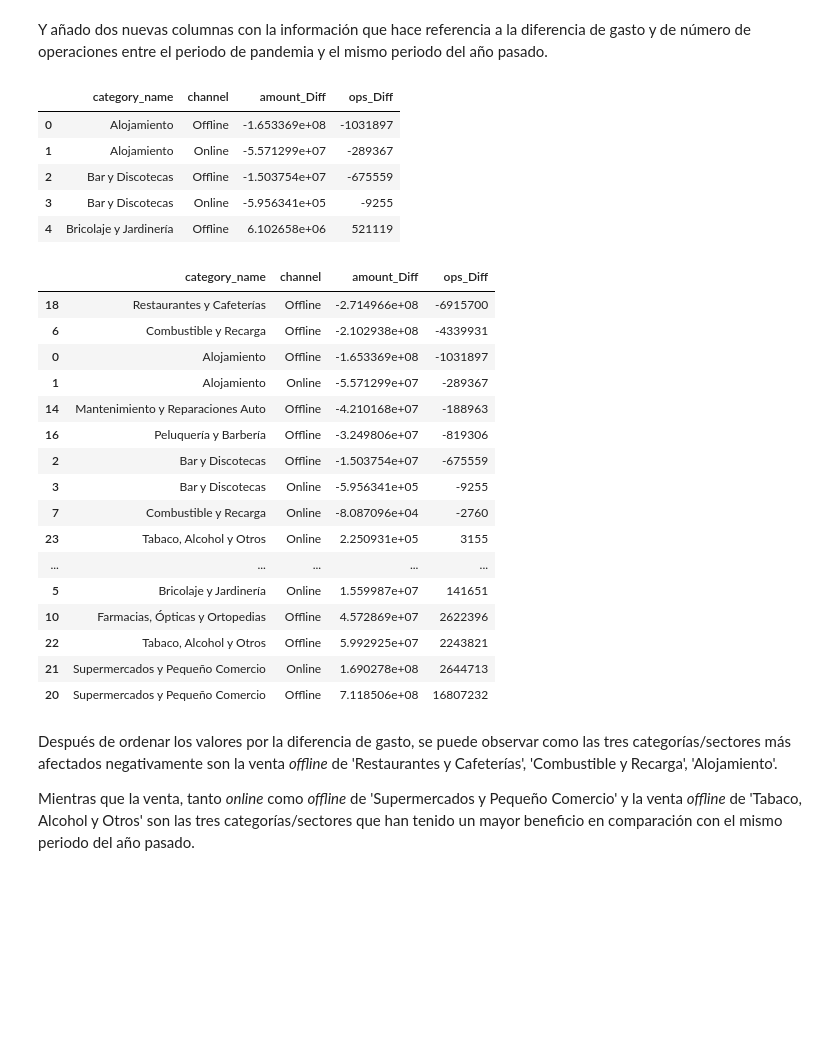
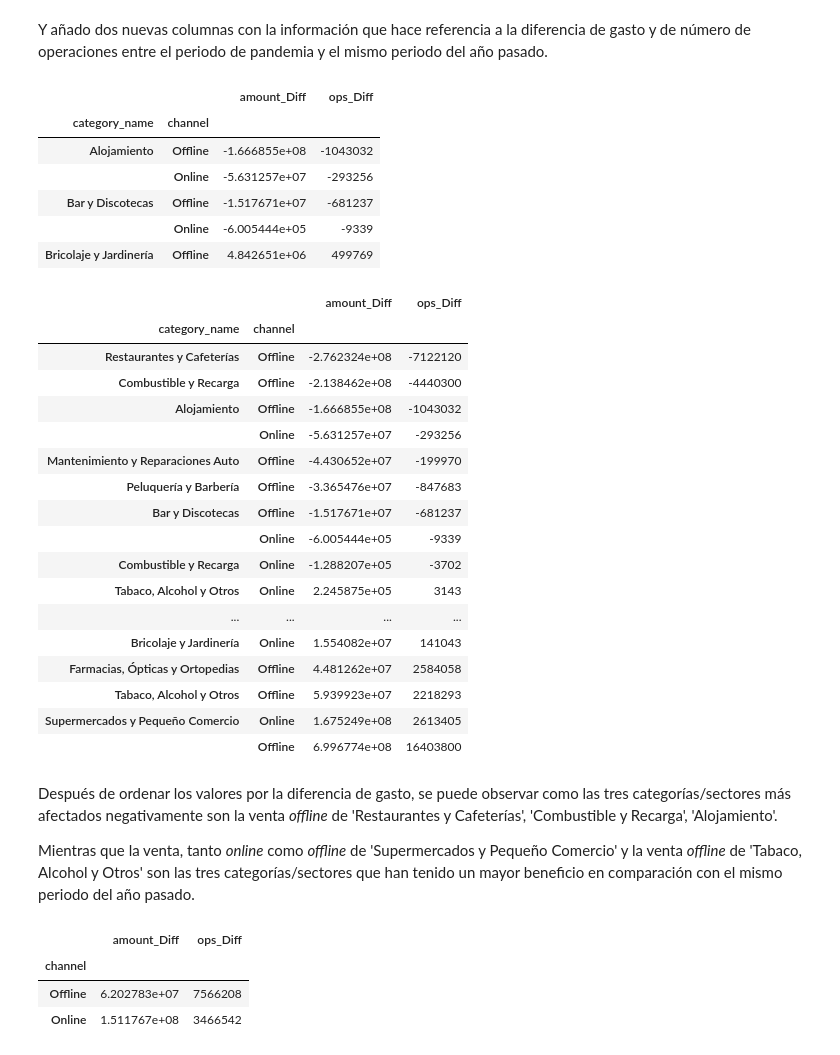
Before and after one commit to csar95/Gasto-con-Tarjeta_Time-Series, a Jupyter notebook: workbook.ipynb, the cells around one changed output. Cells and saved outputs as stored; diff of their text form; code cells hidden in the pictures; blank space fills up the shorter version.

Commit message:
Refactor data analysis & Time Series Forecasting

```diff
--- a/workbook.ipynb
+++ b/workbook.ipynb
@@ -15,4 +13,9 @@ df = pd.read_csv("data/movimientos.csv", sep=';', encoding='utf-8')
 df.shape
 # %% [output]
 (15432, 5)
+# %%
+df_copy = df.copy()
+df_copy['date'] = pd.to_datetime(df_copy['fc_oper'], format="%y%m%d")
+df_copy.set_index('date', inplace=True)
+df_copy.drop(columns='fc_oper', inplace=True)
 # %%
@@ -47,5 +47,6 @@ No hay valores nulos en ninguna columna.
 
 A continuación filtro los datos por fecha agrupados por categoría y canal, generando dos DataFrames distintos: uno con los datos correspondientes a los meses de pandemia y otro con los datos correspondientes a los mismos meses del año pasado.
 # %%
-af_covid_df = df[df['fc_oper'] > 200300].groupby(by=['category_name', 'channel']).agg({'amount':'sum', 'operations_number':'sum'})
+# DATA DURING THE COVID PERIOD
+af_covid_df = df_copy.loc['2020-03-01':].groupby(by=['category_name', 'channel']).sum()  #.agg({'amount':'sum', 'operations_number':'sum'})
 af_covid_df.columns = af_covid_df.columns.values + "_After_Covid"
@@ -55,7 +57,10 @@ bf_covid_df.columns = bf_covid_df.columns.values + "_Before_Covid"
+# %%
+# DATA BEFORE COVID WITHIN THE SAME DATES
+bf_covid_df = df_copy.loc['2019-03-01':'2019-10-04'].groupby(by=['category_name', 'channel']).sum()
+bf_covid_df.columns = bf_covid_df.columns.values + "_Before_Covid"
 # %% [markdown]
 Junto los datos generados en un mismo DataFrame.
 # %%
 new_df = pd.concat([bf_covid_df, af_covid_df], axis=1)
-new_df = new_df.reset_index(level=['category_name','channel'])
 new_df.head()
 # %% [output]
@@ -70,34 +76,36 @@ Y añado dos nuevas columnas con la información que hace referencia a la difere
 # %%
 new_df['amount_Diff'] = new_df['amount_After_Covid'] - new_df['amount_Before_Covid']
 new_df['ops_Diff'] = new_df['operations_number_After_Covid'] - new_df['operations_number_Before_Covid']
-new_df[['category_name', 'channel', 'amount_Diff', 'ops_Diff']].head()
+new_df[['amount_Diff', 'ops_Diff']].head()
 # %% [output]
-|  | category_name | channel | amount_Diff | ops_Diff |
-| 0 | Alojamiento | Offline | -1.653369e+08 | -1031897 |
-| 1 | Alojamiento | Online | -5.571299e+07 | -289367 |
-| 2 | Bar y Discotecas | Offline | -1.503754e+07 | -675559 |
-| 3 | Bar y Discotecas | Online | -5.956341e+05 | -9255 |
-| 4 | Bricolaje y Jardinería | Offline | 6.102658e+06 | 521119 |
+|  |  | amount_Diff | ops_Diff |
+| category_name | channel |  |  |
+| Alojamiento | Offline | -1.666855e+08 | -1043032 |
+|  | Online | -5.631257e+07 | -293256 |
+| Bar y Discotecas | Offline | -1.517671e+07 | -681237 |
+|  | Online | -6.005444e+05 | -9339 |
+| Bricolaje y Jardinería | Offline | 4.842651e+06 | 499769 |
 # %%
-new_df.sort_values(by='amount_Diff')[['category_name', 'channel', 'amount_Diff', 'ops_Diff']]
+new_df.sort_values(by='amount_Diff')[['amount_Diff', 'ops_Diff']]
 # %% [output]
-|  | category_name | channel | amount_Diff | ops_Diff |
-| 18 | Restaurantes y Cafeterías | Offline | -2.714966e+08 | -6915700 |
-| 6 | Combustible y Recarga | Offline | -2.102938e+08 | -4339931 |
-| 0 | Alojamiento | Offline | -1.653369e+08 | -1031897 |
-| 1 | Alojamiento | Online | -5.571299e+07 | -289367 |
-| 14 | Mantenimiento y Reparaciones Auto | Offline | -4.210168e+07 | -188963 |
-| 16 | Peluquería y Barbería | Offline | -3.249806e+07 | -819306 |
-| 2 | Bar y Discotecas | Offline | -1.503754e+07 | -675559 |
-| 3 | Bar y Discotecas | Online | -5.956341e+05 | -9255 |
-| 7 | Combustible y Recarga | Online | -8.087096e+04 | -2760 |
-| 23 | Tabaco, Alcohol y Otros | Online | 2.250931e+05 | 3155 |
-| ... | ... | ... | ... | ... |
-| 5 | Bricolaje y Jardinería | Online | 1.559987e+07 | 141651 |
-| 10 | Farmacias, Ópticas y Ortopedias | Offline | 4.572869e+07 | 2622396 |
-| 22 | Tabaco, Alcohol y Otros | Offline | 5.992925e+07 | 2243821 |
-| 21 | Supermercados y Pequeño Comercio | Online | 1.690278e+08 | 2644713 |
-| 20 | Supermercados y Pequeño Comercio | Offline | 7.118506e+08 | 16807232 |
+|  |  | amount_Diff | ops_Diff |
+| category_name | channel |  |  |
+| Restaurantes y Cafeterías | Offline | -2.762324e+08 | -7122120 |
+| Combustible y Recarga | Offline | -2.138462e+08 | -4440300 |
+| Alojamiento | Offline | -1.666855e+08 | -1043032 |
+|  | Online | -5.631257e+07 | -293256 |
+| Mantenimiento y Reparaciones Auto | Offline | -4.430652e+07 | -199970 |
+| Peluquería y Barbería | Offline | -3.365476e+07 | -847683 |
+| Bar y Discotecas | Offline | -1.517671e+07 | -681237 |
+|  | Online | -6.005444e+05 | -9339 |
+| Combustible y Recarga | Online | -1.288207e+05 | -3702 |
+| Tabaco, Alcohol y Otros | Online | 2.245875e+05 | 3143 |
+| ... | ... | ... | ... |
+| Bricolaje y Jardinería | Online | 1.554082e+07 | 141043 |
+| Farmacias, Ópticas y Ortopedias | Offline | 4.481262e+07 | 2584058 |
+| Tabaco, Alcohol y Otros | Offline | 5.939923e+07 | 2218293 |
+| Supermercados y Pequeño Comercio | Online | 1.675249e+08 | 2613405 |
+|  | Offline | 6.996774e+08 | 16403800 |
 # %% [markdown]
 Después de ordenar los valores por la diferencia de gasto, se puede observar como las tres categorías/sectores más afectados negativamente son la venta *offline* de 'Restaurantes y Cafeterías', 'Combustible y Recarga', 'Alojamiento'.
 
@@ -105 +115,8 @@ Mientras que la venta, tanto *online* como *offline* de 'Supermercados y Pequeñ
+# %%
+new_df.groupby('channel').sum().sort_values(by='amount_Diff')[['amount_Diff', 'ops_Diff']]
+# %% [output]
+|  | amount_Diff | ops_Diff |
+| channel |  |  |
+| Offline | 6.202783e+07 | 7566208 |
+| Online | 1.511767e+08 | 3466542 |
 # %%
```
Also changed, not shown: parts of 64 cells of this notebook.
